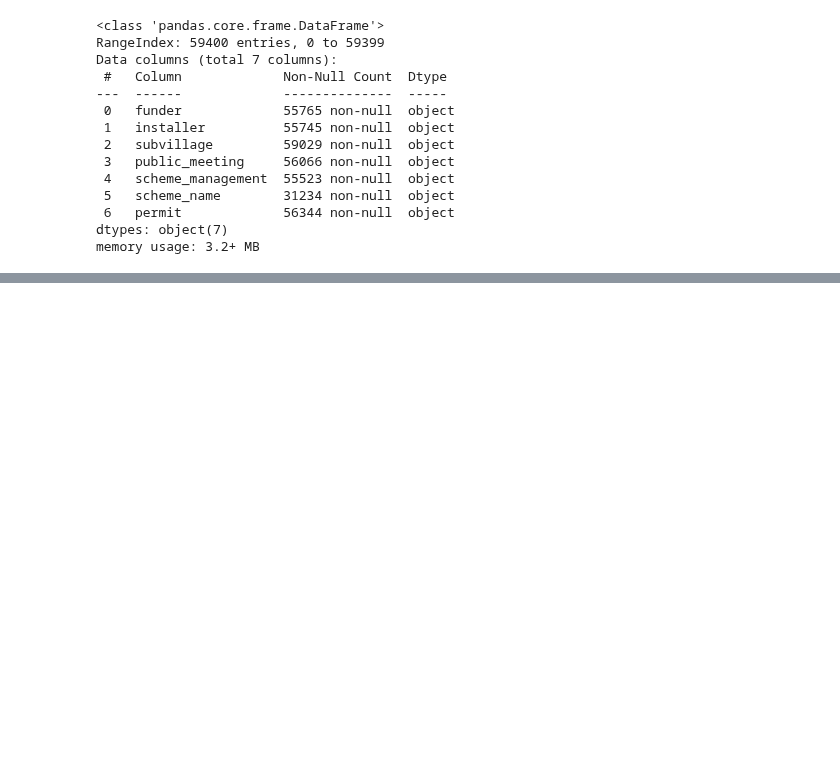
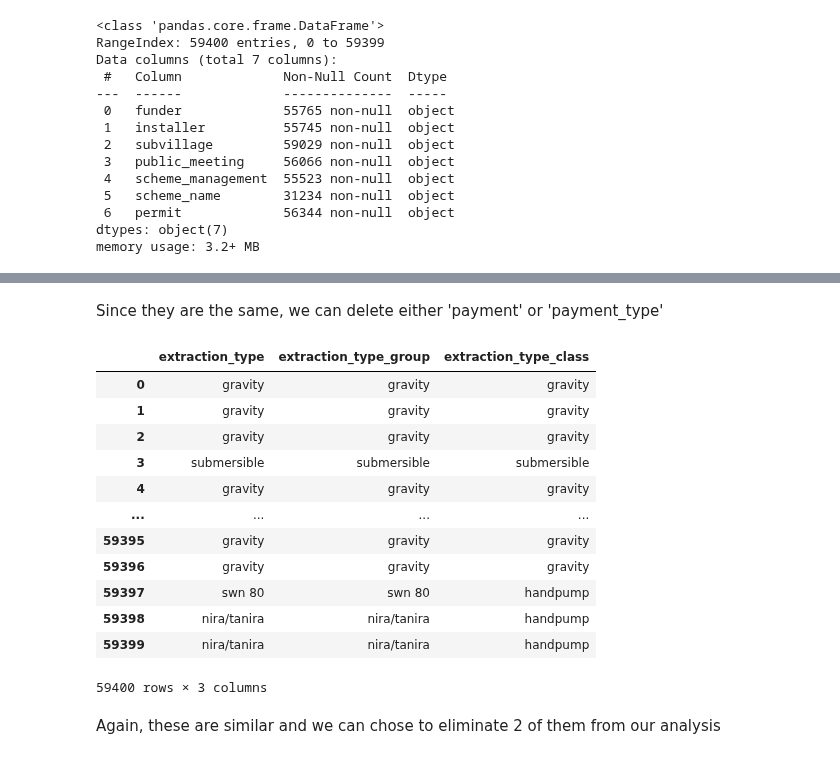
Before and after one commit to rahulakrish/water_pump_classifier, a Jupyter notebook: phase3_project.ipynb, the cells around one changed output, grey strips where cells are left out. Cells and saved outputs as stored; diff of their text form; code cells hidden in the pictures; blank space fills up the shorter version.

```diff
--- a/phase3_project.ipynb
+++ b/phase3_project.ipynb
@@ -213,0 +260,2 @@ This imbalance might be an avenue for optimization.
+# %% [markdown]
+Since they are the same, we can delete either 'payment' or 'payment_type'
@@ -213,0 +265,18 @@ This imbalance might be an avenue for optimization.
+# %%
+df1[['extraction_type', 'extraction_type_group', 'extraction_type_class']]
+# %% [output]
+|  | extraction_type | extraction_type_group | extraction_type_class |
+| 0 | gravity | gravity | gravity |
+| 1 | gravity | gravity | gravity |
+| 2 | gravity | gravity | gravity |
+| 3 | submersible | submersible | submersible |
+| 4 | gravity | gravity | gravity |
+| ... | ... | ... | ... |
+| 59395 | gravity | gravity | gravity |
+| 59396 | gravity | gravity | gravity |
+| 59397 | swn 80 | swn 80 | handpump |
+| 59398 | nira/tanira | nira/tanira | handpump |
+| 59399 | nira/tanira | nira/tanira | handpump |
+59400 rows × 3 columns
+# %% [markdown]
+Again, these are similar and we can chose to eliminate 2 of them from our analysis
```
Also changed, not shown: parts of 68 cells of this notebook.
